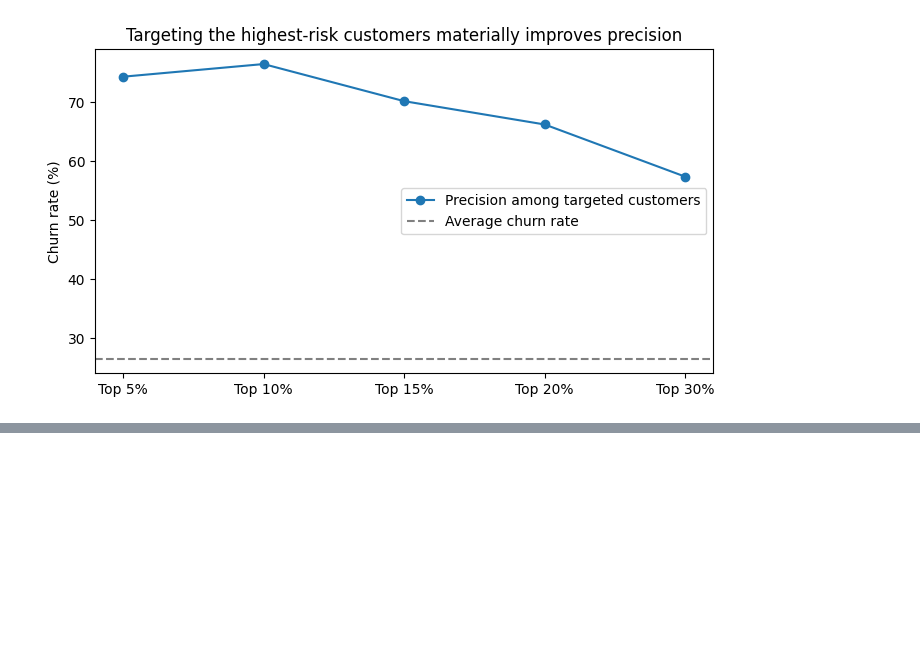
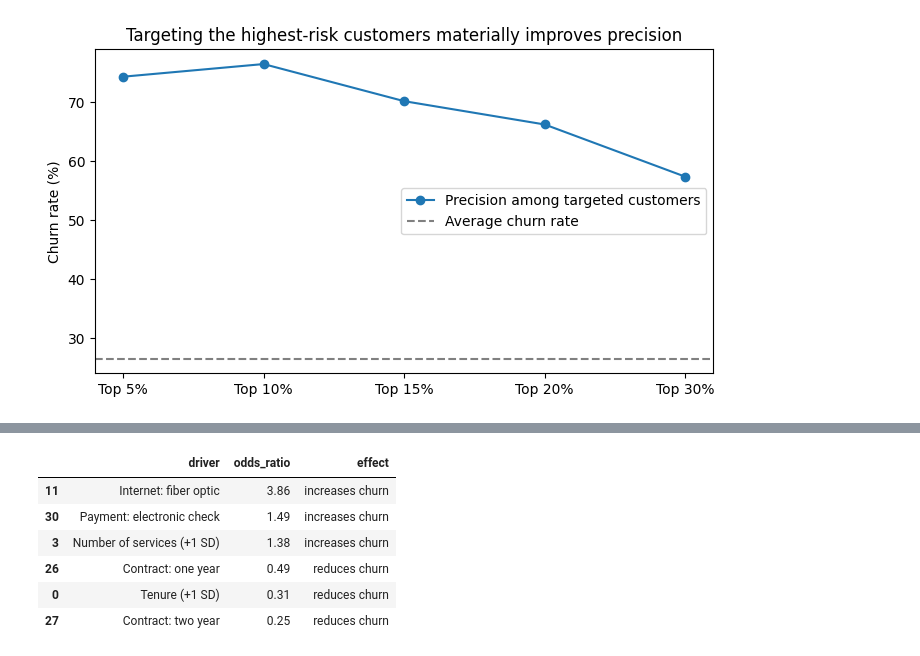
Before and after one commit to ThomasCherqui/Churn_analysis, a Jupyter notebook: analysis.ipynb, the cells around one changed output, grey strips where cells are left out. Saved outputs shown, nothing was run; the diff lists cells and outputs as text; code cells hidden in the pictures; blank space fills up the shorter version.

```diff
--- a/analysis.ipynb
+++ b/analysis.ipynb
@@ -471,0 +457,34 @@ display(importance_df.head(10))
+# %%
+import numpy as np
+
+# Adjusted odds ratios: effect of each driver on churn, holding all other variables constant.
+feature_names = model.named_steps["pre"].get_feature_names_out()
+odds_ratios = np.exp(model.named_steps["lr"].coef_[0])
+drivers = pd.DataFrame({"feature": feature_names, "odds_ratio": odds_ratios})
+
+# Curated set of interpretable drivers for the stakeholder view.
+labels = {
+    "cat__InternetService_Fiber optic": "Internet: fiber optic",
+    "cat__PaymentMethod_Electronic check": "Payment: electronic check",
+    "num__num_services": "Number of services (+1 SD)",
+    "cat__Contract_One year": "Contract: one year",
+    "cat__Contract_Two year": "Contract: two year",
+    "num__tenure": "Tenure (+1 SD)",
+}
+key_drivers = (
+    drivers[drivers["feature"].isin(labels)]
+    .assign(
+        driver=lambda d: d["feature"].map(labels),
+        effect=lambda d: np.where(d["odds_ratio"] > 1, "increases churn", "reduces churn"),
+    )
+    .sort_values("odds_ratio", ascending=False)[["driver", "odds_ratio", "effect"]]
+)
+display(key_drivers.round(2))
+# %% [output]
+|  | driver | odds_ratio | effect |
+| 11 | Internet: fiber optic | 3.86 | increases churn |
+| 30 | Payment: electronic check | 1.49 | increases churn |
+| 3 | Number of services (+1 SD) | 1.38 | increases churn |
+| 26 | Contract: one year | 0.49 | reduces churn |
+| 0 | Tenure (+1 SD) | 0.31 | reduces churn |
+| 27 | Contract: two year | 0.25 | reduces churn |
```
Also changed, not shown: parts of 3 cells of this notebook, 2 other files.
